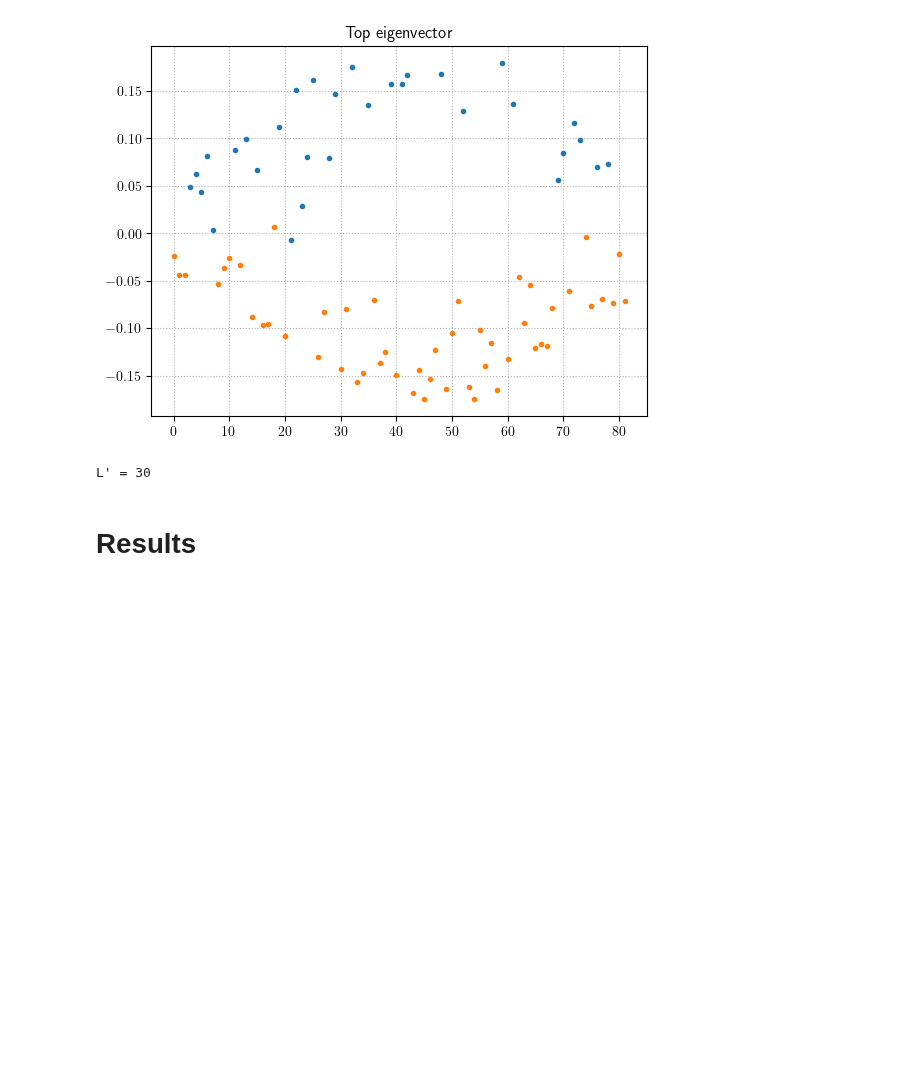
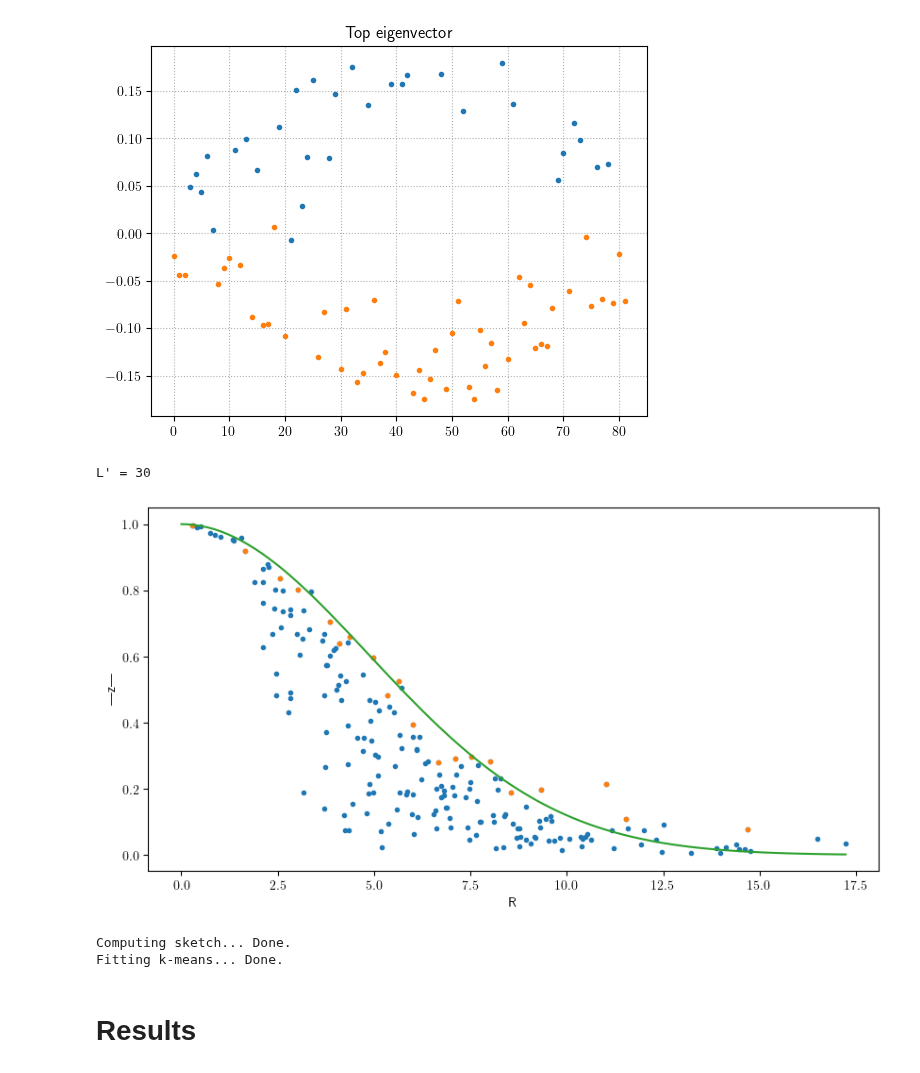
Before and after one commit to HugoLebeau/online_learning, a Jupyter notebook: benchmark_Fashion-MNIST_binary.ipynb, the cells around one changed output. Saved outputs shown, nothing was run; the diff lists cells and outputs as text; code cells hidden in the pictures; blank space fills up the shorter version.

```diff
--- a/benchmark_Fashion-MNIST_binary.ipynb
+++ b/benchmark_Fashion-MNIST_binary.ipynb
@@ -83,25 +83,30 @@ c_err[2], _, _ = utils.get_classif_error(k, y_est[2], y)
 L' = 30
 # %%
 # Sketching
-# Sigma = sk.estimate_Sigma(X, 200, c=1, n0=n//50, verbose=1)
-# Omega = sk.drawFrequencies("AdaptedRadius", p, M, Sigma)
-# xi = sk.drawDithering(M)
-# Phi = sk.SimpleFeatureMap("ComplexExponential", Omega)
+X_bounded = (2*X-X.max()-X.min())/(X.max()-X.min()) # bound between -1 and 1
+bounds = np.array([-np.ones(p), np.ones(p)])
 
-# print("Computing sketch...", end='')
-# z = sk.computeSketch(X, Phi)
-# print(" Done.")
+Sigma = sk.estimate_Sigma(X_bounded, m0=200, n0=X_bounded.shape[0]//10, verbose=1)
+Omega = sk.drawFrequencies("FoldedGaussian", p, M, Sigma)
+Phi = sk.SimpleFeatureMap("ComplexExponential", Omega)
 
-# bounds = np.array([X.min(axis=0), X.max(axis=0)])
-# solver = cl.CLOMP_CKM(Phi, k, bounds, z)
-# print("Fitting k-means...", end='')
-# solver.fit_several_times(3)
-# print(" Done.")
-# centroids = solver.get_centroids()
+print("Computing sketch...", end='')
+z = sk.computeSketch(X_bounded, Phi)
+print(" Done.")
 
-# dist = cdist(centroids, X, metric='euclidean')
-# y_est[3] = np.argmin(dist, axis=0)
-# c_err[3], _, _ = utils.get_classif_error(k, y_est[3], y)
+solver = cl.CLOMP_CKM(Phi, k, bounds, z)
+print("Fitting k-means...", end='')
+solver.fit_once()
+print(" Done.")
+centroids = solver.get_centroids()
+
+dist = cdist(centroids, X_bounded, metric='euclidean')
+y_est[3] = np.argmin(dist, axis=0)
+c_err[3], _, _ = utils.get_classif_error(k, y_est[3], y)
+# %% [output]
+[figure, added]
+Computing sketch... Done.
+Fitting k-means... Done.
 # %% [markdown]
 # Results
 # %%
```
Also changed, not shown: parts of 1 cell of this notebook, 1 other file.
